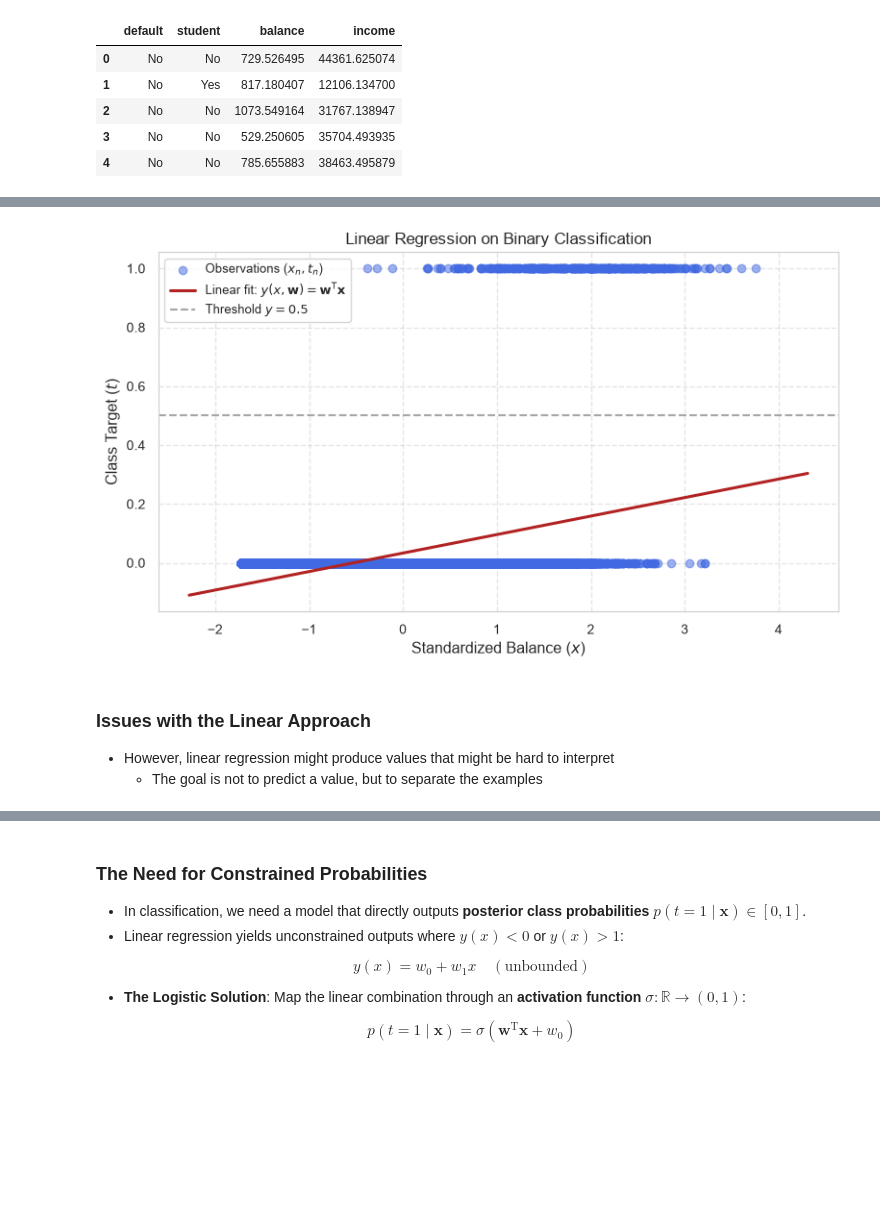
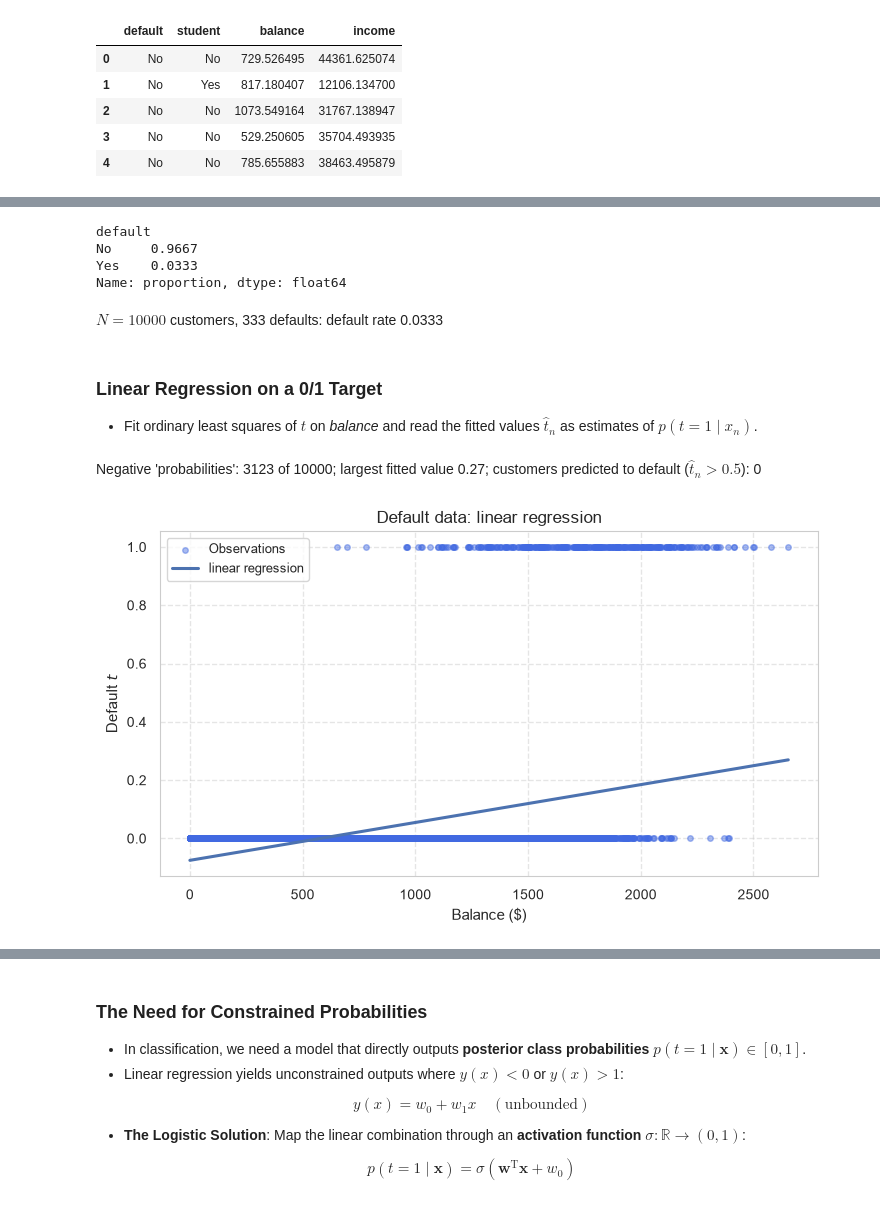
Before and after one commit to konstantin-schekotihin/dl_course, a Jupyter notebook: AI-ML/03_logistic_regression.ipynb, the cells around one changed output, grey strips where cells are left out. Saved outputs shown, nothing was run; the diff lists cells and outputs as text; code cells hidden in the pictures; blank space fills up the shorter version.

Commit message:
Align 03_logistic_regression with ISLP

```diff
--- a/AI-ML/03_logistic_regression.ipynb
+++ b/AI-ML/03_logistic_regression.ipynb
@@ -97,10 +70,31 @@ Std. deviations : [483.69079885]
-# %%
-lin_model = LinearRegression().fit(X, t)
-hp.plot_linear_fit(X, t, lin_model.predict)
-# %% [output]
-[figure, removed]
-# %% [markdown]
-### Issues with the Linear Approach
-
-- However, linear regression might produce values that might be hard to interpret
-    - The goal is not to predict a value, but to separate the examples
+# %%
+# Only a small fraction of the customers defaults
+data.default.value_counts(normalize=True).round(4)
+# %% [output]
+default
+No     0.9667
+Yes    0.0333
+Name: proportion, dtype: float64
+# %%
+# Binary target t: 1 = default, 0 = no default (y is reserved for the model output)
+t = (data.default == "Yes").astype(int).to_numpy()
+x_balance = data.balance.to_numpy()
+display(Markdown(f"$N = {len(t)}$ customers, {t.sum()} defaults: default rate {t.mean():.4f}"))
+# %% [output]
+$N = 10000$ customers, 333 defaults: default rate 0.0333
+# %% [markdown]
+### Linear Regression on a 0/1 Target
+
+- Fit ordinary least squares of $t$ on *balance* and read the fitted values $\hat{t}_n$ as estimates of $p(t = 1 \mid x_n)$.
+# %%
+lin_model = LinearRegression().fit(x_balance.reshape(-1, 1), t)
+fitted_linear = lin_model.predict(x_balance.reshape(-1, 1))
+display(Markdown(f"Negative 'probabilities': {np.sum(fitted_linear < 0)} of {len(t)}; largest fitted value {fitted_linear.max():.2f}; "
+                 f"customers predicted to default ($\\hat{{t}}_n > 0.5$): {np.sum(fitted_linear > 0.5)}"))
+
+balance_grid = np.linspace(0, x_balance.max(), 200)
+hp.plot_fitted_curves(x_balance, t, balance_grid, {"linear regression": lin_model.predict(balance_grid.reshape(-1, 1))},
+                      xlabel=r"Balance (\$)", ylabel="Default $t$", title="Default data: linear regression")
+# %% [output]
+Negative 'probabilities': 3123 of 10000; largest fitted value 0.27; customers predicted to default ($\hat{t}_n > 0.5$): 0
+[figure, added]
```
Also changed, not shown: parts of 42 cells of this notebook, 2 other files.
